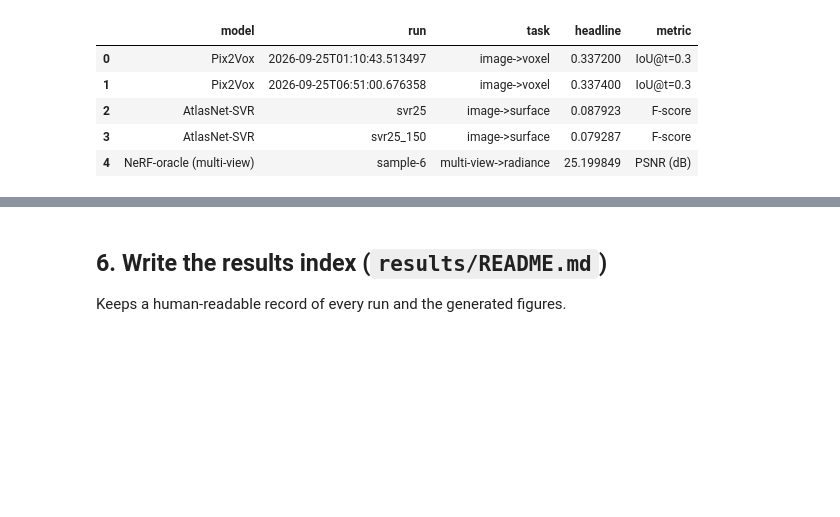
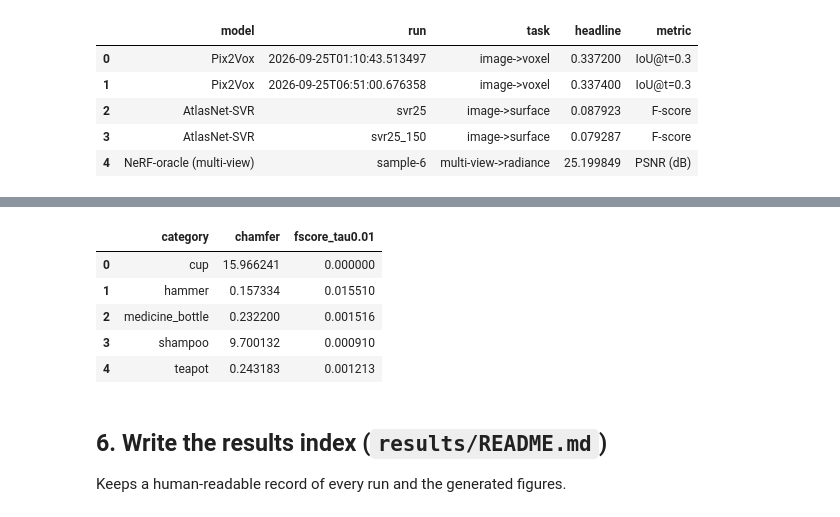
Before and after one commit to NoureldinAbdelrahman/home-omni3d, a Jupyter notebook: notebooks/dataset_analysis.ipynb, the cells around one changed output, grey strips where cells are left out. Saved outputs shown, nothing was run; the diff lists cells and outputs as text; code cells hidden in the pictures; blank space fills up the shorter version.

```diff
--- a/notebooks/dataset_analysis.ipynb
+++ b/notebooks/dataset_analysis.ipynb
@@ -550,0 +565,84 @@ wrote results/comparison/metrics_table.csv
+# %%
+def _max_proj(vol, axis):
+    return vol.max(axis=axis).T  # [a,b] -> image with a on x
+
+
+def _panels(axes, vol, color):
+    projs = [("front xy", vol.max(axis=2).T), ("side zy", vol.max(axis=0).T)]
+    for ax, (title, p) in zip(axes, projs):
+        ax.imshow(p, cmap=color, origin="lower", vmin=0, vmax=1, interpolation="nearest")
+        ax.set_title(title, fontsize=8)
+        ax.axis("off")
+
+
+QUAL = RESULTS / "qualitative"
+QUAL_FIG = FIGDIR / "qualitative"
+QUAL_FIG.mkdir(parents=True, exist_ok=True)
+
+# ---- Pix2Vox: input | predicted | expected ----
+p2v_qual = sorted((QUAL / "pix2vox").glob("*/metrics.json")) if (QUAL / "pix2vox").is_dir() else []
+if p2v_qual:
+    n = len(p2v_qual)
+    fig, axes = plt.subplots(2, n, figsize=(2.4 * n, 5.0))
+    axes = np.atleast_2d(axes)
+    for j, mp in enumerate(p2v_qual):
+        d = mp.parent
+        m = json.loads(mp.read_text())
+        pred, gt = np.load(d / "pred.npy"), np.load(d / "gt.npy")
+        axes[0, j].imshow(plt.imread(d / "input.png"))
+        axes[0, j].set_title(f"{m['category']}\ninput", fontsize=8)
+        axes[0, j].axis("off")
+        _panels(axes[1, j:j + 1].ravel(), np.zeros_like(gt), "Greys")  # placeholder guard
+        # overlay pred (red) vs gt (blue-green) as RGB composite max-projection
+        rgb = np.zeros(pred.shape[:2] + (3,), dtype=float)
+        ov_pred = pred.max(axis=2).T
+        ov_gt = gt.max(axis=2).T
+        rgb[..., 0] = ov_pred
+        rgb[..., 1] = ov_gt
+        rgb[..., 2] = ov_gt
+        axes[1, j].imshow(rgb, origin="lower", interpolation="nearest")
+        axes[1, j].set_title(f"pred(red) vs GT\nIoU={m['iou_t0.3']:.2f}", fontsize=8)
+        axes[1, j].axis("off")
+    fig.suptitle("Pix2Vox: single view -> 32³ voxels (red = predicted, teal = expected)", fontsize=10)
+    fig.tight_layout()
+    fig.savefig(QUAL_FIG / "pix2vox_compare.png", dpi=150)
+    plt.show()
+    print("saved", (QUAL_FIG / "pix2vox_compare.png").relative_to(ROOT))
+else:
+    print("no Pix2Vox qualitative artifacts (run make_qual_pix2vox.py)")
+
+# ---- AtlasNet: input | predicted | expected, two viewpoints ----
+atl_qual = sorted((QUAL / "atlasnet").glob("*/metrics.json")) if (QUAL / "atlasnet").is_dir() else []
+if atl_qual:
+    n = len(atl_qual)
+    views = [(25, 20), (65, -60)]
+    fig = plt.figure(figsize=(2.4 * n, 6.2))
+    for j, mp in enumerate(atl_qual):
+        d = mp.parent
+        m = json.loads(mp.read_text())
+        pred, gt = np.load(d / "pred.npy"), np.load(d / "gt.npy")
+        ax0 = fig.add_subplot(3, n, j + 1)
+        ax0.imshow(plt.imread(d / "input.png"))
+        ax0.set_title(f"{m['category']}\ninput", fontsize=8)
+        ax0.axis("off")
+        for row, (elev, azim) in enumerate(views):
+            ax = fig.add_subplot(3, n, (row + 1) * n + j + 1, projection="3d")
+            ax.scatter(gt[:, 0], gt[:, 1], gt[:, 2], s=0.4, c="#1f77b4", label="expected")
+            ax.scatter(pred[:, 0], pred[:, 1], pred[:, 2], s=0.4, c="#ff7f0e", label="pred")
+            ax.set_title(f"view {row + 1}", fontsize=7)
+            ax.set_xticks([]); ax.set_yticks([]); ax.set_zticks([])
+            if row == 0 and j == 0:
+                ax.legend(fontsize=6, loc="upper left")
+        if j == 0:
+            pass
+    fig.suptitle("AtlasNet-SVR: single view -> point cloud (orange = predicted, blue = expected; bottom metrics printed below)", fontsize=10)
+    fig.tight_layout()
+    fig.savefig(QUAL_FIG / "atlasnet_compare.png", dpi=150)
+    plt.show()
+    print("saved", (QUAL_FIG / "atlasnet_compare.png").relative_to(ROOT))
+    qdf = pd.DataFrame([{**json.loads(p.read_text()),
+                         "object": p.parent.name} for p in atl_qual])
+    display(qdf[["category", "chamfer", "fscore_tau0.01"]])
+else:
+    print("no AtlasNet qualitative artifacts (run make_qual_atlasnet.py)")
+# %% [output]
@@ -551,3 +651,9 @@ wrote results/comparison/metrics_table.csv
+|  | category | chamfer | fscore_tau0.01 |
+| 0 | cup | 15.966241 | 0.000000 |
+| 1 | hammer | 0.157334 | 0.015510 |
+| 2 | medicine_bottle | 0.232200 | 0.001516 |
+| 3 | shampoo | 9.700132 | 0.000910 |
+| 4 | teapot | 0.243183 | 0.001213 |
 # %% [markdown]
 ## 6. Write the results index (`results/README.md`)
 
```
Also changed, not shown: parts of 2 cells of this notebook, 44 other files.
